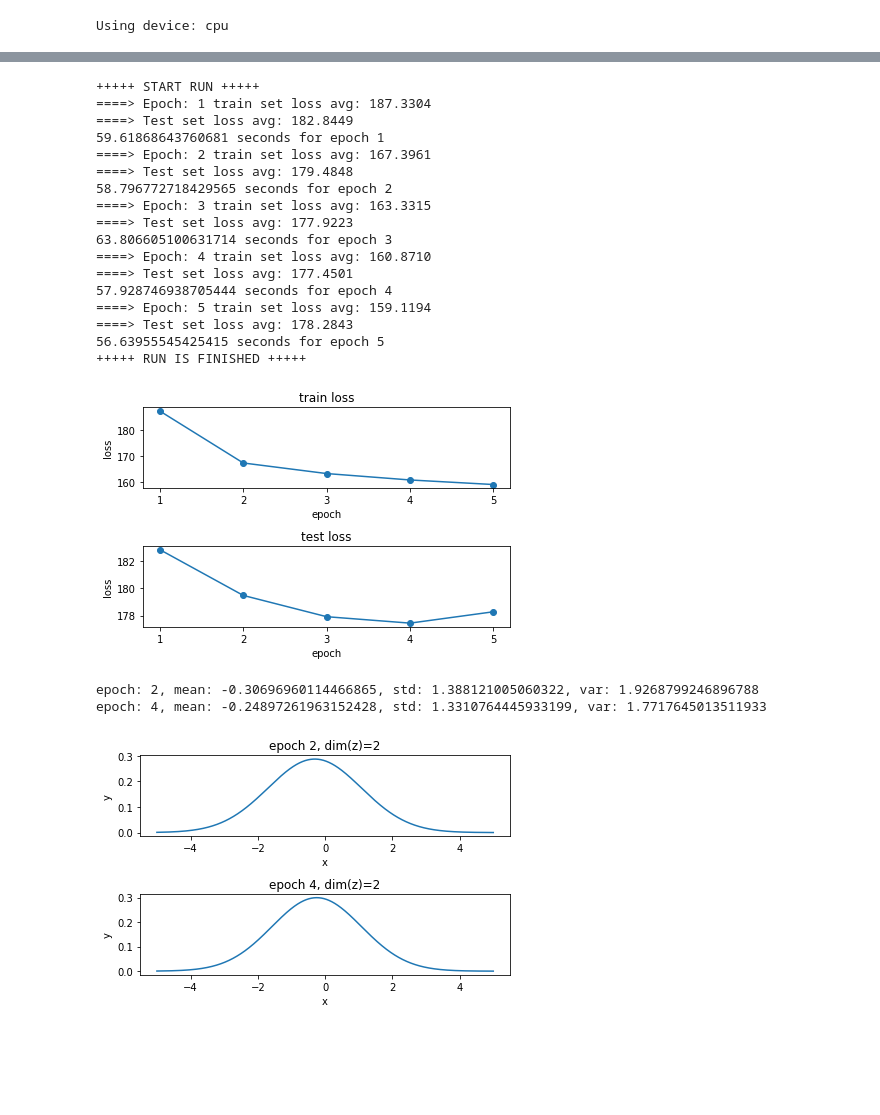
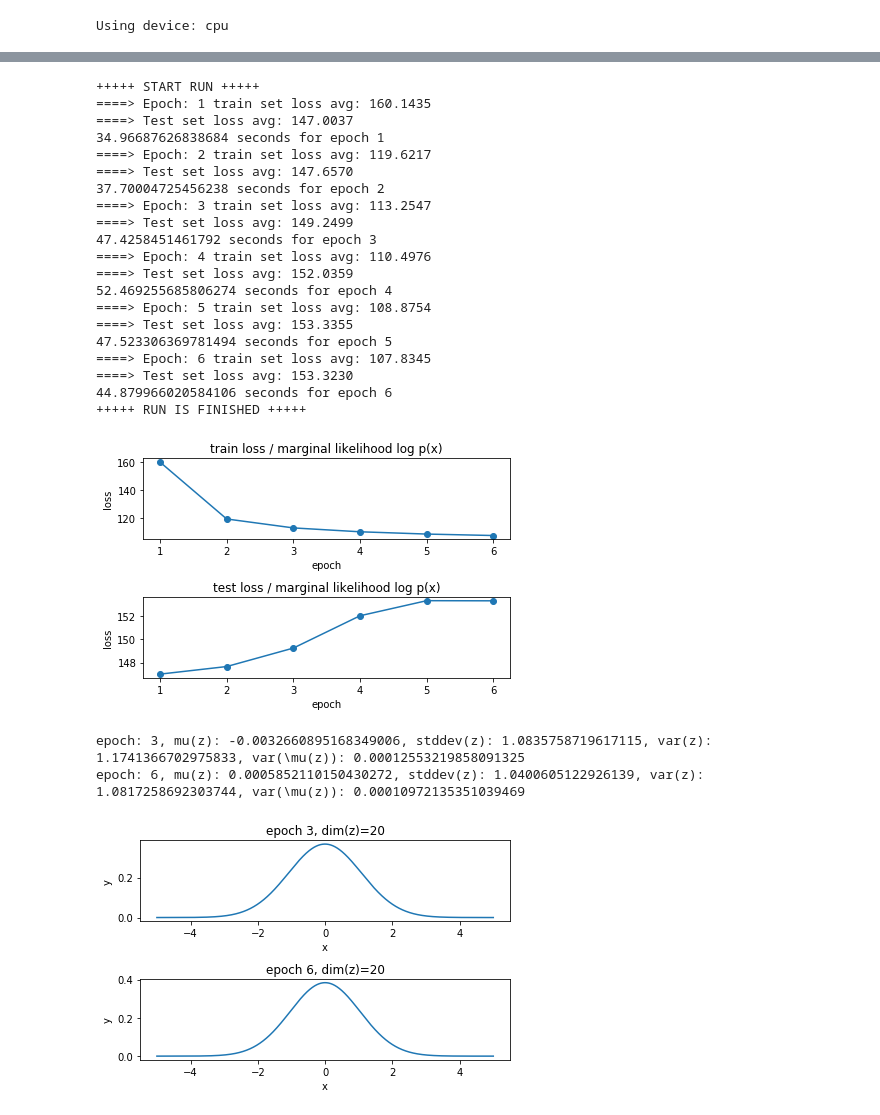
Before and after one commit to matthiasbrix/vae-models, a Jupyter notebook: examples/vae-example/1_vae.ipynb, the cells around one changed output, grey strips where cells are left out. Saved outputs shown, nothing was run; the diff lists cells and outputs as text; code cells hidden in the pictures; blank space fills up the shorter version.

Commit message:
refactor to solver.py, dataloader.py; add lfw and gallery plot

```diff
--- a/examples/vae-example/1_vae.ipynb
+++ b/examples/vae-example/1_vae.ipynb
@@ -35,11 +41,30 @@ if device.type == 'cuda':
 Using device: cpu
 # %%
 # 2 layer networks for encoder and decoder
-mnist_dim = 784
-hidden_units = 500 # Kingma, Welling use 500 neurons, otherwise use 400
-z_dim = 2 # 20. 1000 is suggested in the paper "Tutorial on VAE" but Kingma, Welling show 20 is sufficient for MNIST
 learning_rate = 1e-3
 batch_size = 128
 optimizer = torch.optim.Adam
-epochs = 5 #0000
+epochs = 6 #0000
 num_normal_plots = 2
+
+dataset = "LFW"
+input_dim = 0
+hidden_dim = 0
+z_dim = 0
+img_dim = 0
+if dataset == "MNIST" or "EMNIST":
+    img_dim_x = 28
+    img_dim_y = 28
+    input_dim = 784
+    hidden_dim = 500 # Kingma, Welling use 500 neurons, otherwise use 400
+    z_dim = 20 # 1000 is suggested in the paper "Tutorial on VAE" but Kingma, Welling show 20 is sufficient for MNIST
+elif dataset == "LFW":
+    img_dim_x = None # TODO
+    img_dim_y = None # TODO
+    input_dim = None #TODO
+    hidden_dim = None # TODO
+    z_dim = None # TODO
+# %%
+data_loader = DataLoader(batch_size, dataset, z_dim)
+encoder = Encoder(input_dim, hidden_dim, z_dim)
+decoder = Decoder(z_dim, hidden_dim, input_dim)
@@ -46,57 +79,62 @@ num_normal_plots = 2
 # %%
-solver = Solver(optimizer, mnist_dim, hidden_units, z_dim, epochs, num_normal_plots, batch_size, learning_rate)
+solver = Solver(data_loader, encoder, decoder, optimizer, z_dim, (img_dim), epochs, num_normal_plots, batch_size, learning_rate)
 solver.run()
 # %% [output]
 +++++ START RUN +++++
-====> Epoch: 1 train set loss avg: 187.3304
-====> Test set loss avg: 182.8449
-59.61868643760681 seconds for epoch 1
-====> Epoch: 2 train set loss avg: 167.3961
-====> Test set loss avg: 179.4848
-58.796772718429565 seconds for epoch 2
-====> Epoch: 3 train set loss avg: 163.3315
-====> Test set loss avg: 177.9223
-63.806605100631714 seconds for epoch 3
-====> Epoch: 4 train set loss avg: 160.8710
-====> Test set loss avg: 177.4501
-57.928746938705444 seconds for epoch 4
-====> Epoch: 5 train set loss avg: 159.1194
-====> Test set loss avg: 178.2843
-56.63955545425415 seconds for epoch 5
+====> Epoch: 1 train set loss avg: 160.1435
+====> Test set loss avg: 147.0037
+34.96687626838684 seconds for epoch 1
+====> Epoch: 2 train set loss avg: 119.6217
+====> Test set loss avg: 147.6570
+37.70004725456238 seconds for epoch 2
+====> Epoch: 3 train set loss avg: 113.2547
+====> Test set loss avg: 149.2499
+47.4258451461792 seconds for epoch 3
+====> Epoch: 4 train set loss avg: 110.4976
+====> Test set loss avg: 152.0359
+52.469255685806274 seconds for epoch 4
+====> Epoch: 5 train set loss avg: 108.8754
+====> Test set loss avg: 153.3355
+47.523306369781494 seconds for epoch 5
+====> Epoch: 6 train set loss avg: 107.8345
+====> Test set loss avg: 153.3230
+44.879966020584106 seconds for epoch 6
 +++++ RUN IS FINISHED +++++
 # %%
 # Plotting train and test losses for all epochs
 xaxis = np.arange(1, epochs+1)
 train_losses = list(list(zip(*solver.train_loss_history))[1])
 # Plotting the train loss
 plt.subplot(2, 1, 1)
 plt.plot(np.arange(1, len(solver.train_loss_history)+1), train_losses, '-o')
 plt.xlabel("epoch")
 plt.ylabel("loss")
-plt.title("train loss")
+plt.title("train loss / marginal likelihood log p(x)")
 #plt.legend(['train loss'], loc='upper right')
 plt.xticks(xaxis)
 
 # Plotting the test loss
 plt.subplot(2, 1, 2)
 plt.plot(np.arange(1, len(solver.test_loss_history)+1), solver.test_loss_history, '-o')
 plt.xlabel("epoch")
 plt.ylabel("loss")
-plt.title("test loss")
+plt.title("test loss / marginal likelihood log p(x)")
 #plt.legend(['test loss'], loc='upper right')
 plt.xticks(xaxis)
 
 plt.tight_layout()
 plt.show()
 # %% [output]
-[figure, old version]
+[figure, new version]
 # %%
 # Plotting histogram of the latent space, given the computed \mu and \sigma
+# TODO: Compute the Var(\mu(z))
 x = np.linspace(-5, 5, 5000)
 plot_cols = np.arange(1, num_normal_plots+1)
 for idx, stats in enumerate(solver.z_stats):
-    epoch, mu, std = stats
-    print("epoch: {}, mean: {}, std: {}, var: {}".format(epoch, mu, std, np.power(std, 2)))
+    epoch, mu, std, muz = stats
+    print("epoch: {}, mu(z): {}, stddev(z): {}, var(z): {}, var(\mu(z)): {}".format(\
+        epoch, mu, std, np.power(std, 2), torch.var(muz).item()))
     y = (1 / (np.sqrt(2 * np.pi * np.power(std, 2)))) * \
         (np.power(np.e, -(np.power((x - mu), 2) / (2 * np.power(std, 2)))))
     plt.subplot(2, 1, plot_cols[idx])
@@ -108,7 +146,7 @@ for idx, stats in enumerate(solver.z_stats):
 plt.tight_layout()
 plt.show()
 # %% [output]
-epoch: 2, mean: -0.30696960114466865, std: 1.388121005060322, var: 1.9268799246896788
-epoch: 4, mean: -0.24897261963152428, std: 1.3310764445933199, var: 1.7717645013511933
+epoch: 3, mu(z): -0.0032660895168349006, stddev(z): 1.0835758719617115, var(z): 1.1741366702975833, var(\mu(z)): 0.00012553219858091325
+epoch: 6, mu(z): 0.0005852110150430272, stddev(z): 1.0400605122926139, var(z): 1.0817258692303744, var(\mu(z)): 0.00010972135351039469
-[figure, old version]
+[figure, new version]
 # %%
```
Also changed, not shown: parts of 6 cells of this notebook, 4 other files.
